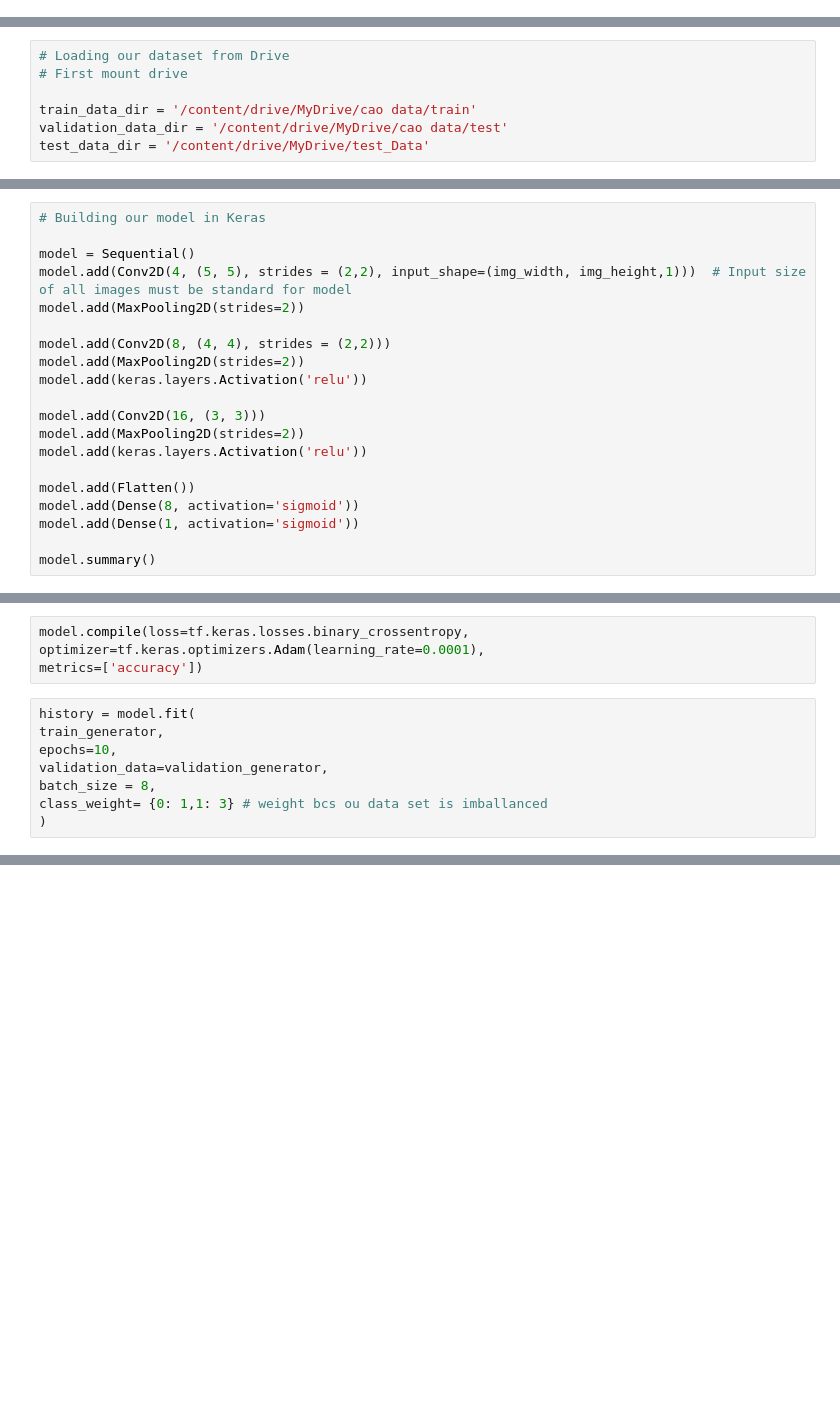
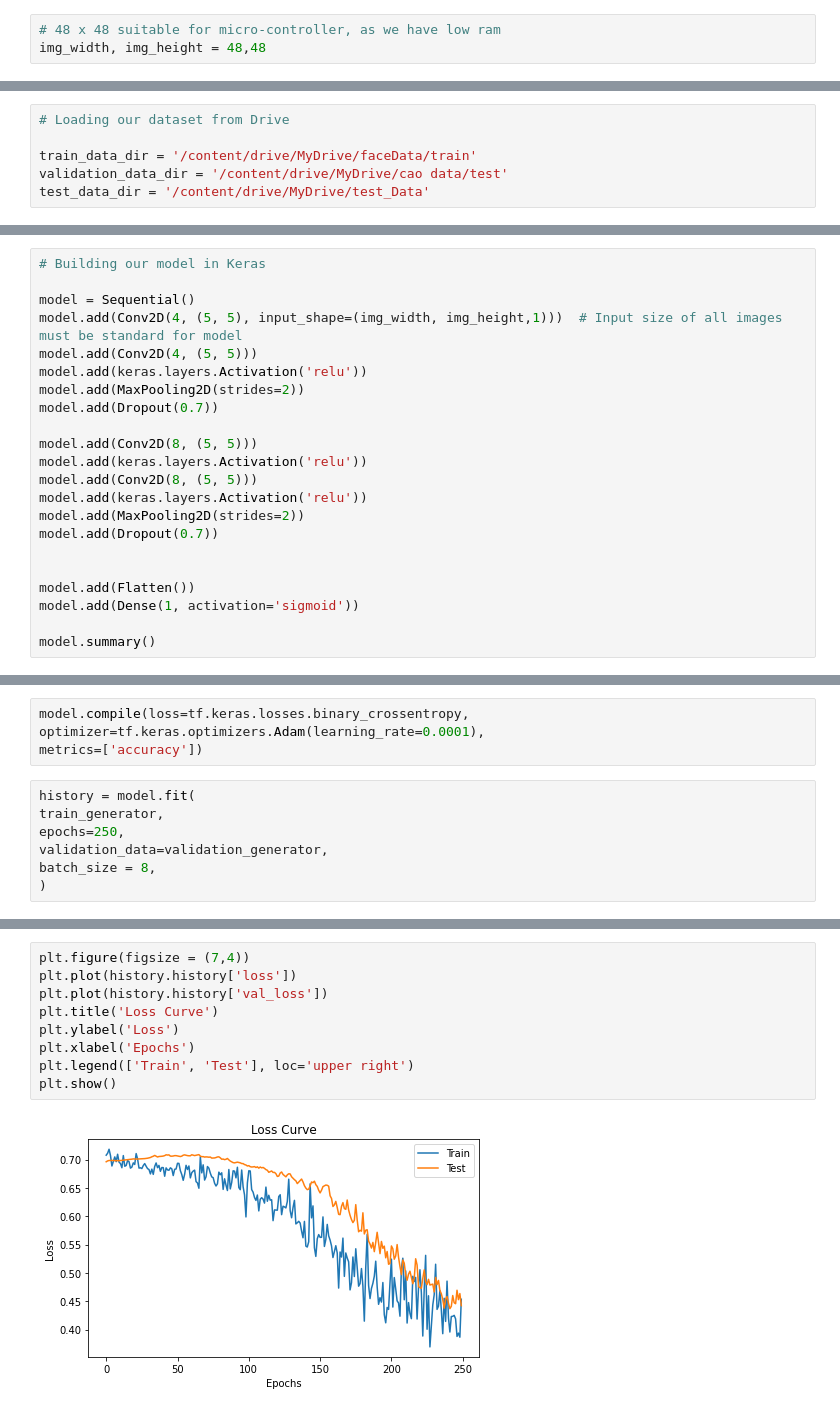
Before and after one commit to Waleed-Mujahid/Face-recognition-Door-bell, a Jupyter notebook: Cao_Project.ipynb, the cells around one changed output, grey strips where cells are left out. Cells and saved outputs as stored; diff of their text form; blank space fills up the shorter version.

Commit message:
Model updated.

```diff
--- a/Cao_Project.ipynb
+++ b/Cao_Project.ipynb
@@ -13,0 +17,3 @@ img_width, img_height = 96,96  # 96 x 96 suitable for micro-controller
+# %%
+# 48 x 48 suitable for micro-controller, as we have low ram
+img_width, img_height = 48,48
@@ -14,7 +36,6 @@ img_width, img_height = 96,96  # 96 x 96 suitable for micro-controller
 # %%
 # Loading our dataset from Drive
-# First mount drive
 
-train_data_dir = '/content/drive/MyDrive/cao data/train'
+train_data_dir = '/content/drive/MyDrive/faceData/train'
 validation_data_dir = '/content/drive/MyDrive/cao data/test'
 test_data_dir = '/content/drive/MyDrive/test_Data'
@@ -56,19 +92,21 @@ class_mode='binary')
 # Building our model in Keras
 
 model = Sequential()
-model.add(Conv2D(4, (5, 5), strides = (2,2), input_shape=(img_width, img_height,1)))  # Input size of all images must be standard for model
+model.add(Conv2D(4, (5, 5), input_shape=(img_width, img_height,1)))  # Input size of all images must be standard for model
+model.add(Conv2D(4, (5, 5)))
+model.add(keras.layers.Activation('relu'))
 model.add(MaxPooling2D(strides=2))
+model.add(Dropout(0.7))
 
-model.add(Conv2D(8, (4, 4), strides = (2,2)))
+model.add(Conv2D(8, (5, 5)))
+model.add(keras.layers.Activation('relu'))
+model.add(Conv2D(8, (5, 5)))
+model.add(keras.layers.Activation('relu'))
 model.add(MaxPooling2D(strides=2))
-model.add(keras.layers.Activation('relu'))
+model.add(Dropout(0.7))
 
-model.add(Conv2D(16, (3, 3)))
-model.add(MaxPooling2D(strides=2))
-model.add(keras.layers.Activation('relu'))
 
 model.add(Flatten())
-model.add(Dense(8, activation='sigmoid'))
 model.add(Dense(1, activation='sigmoid'))
 
 model.summary()
@@ -79,8 +138,7 @@ metrics=['accuracy'])
 # %%
 history = model.fit(
 train_generator,
-epochs=10,
+epochs=250,
 validation_data=validation_generator,
 batch_size = 8,
-class_weight= {0: 1,1: 3} # weight bcs ou data set is imballanced
 )
@@ -86,0 +148,11 @@ class_weight= {0: 1,1: 3} # weight bcs ou data set is imballanced
+# %%
+plt.figure(figsize = (7,4))
+plt.plot(history.history['loss'])
+plt.plot(history.history['val_loss'])
+plt.title('Loss Curve')
+plt.ylabel('Loss')
+plt.xlabel('Epochs')
+plt.legend(['Train', 'Test'], loc='upper right')
+plt.show()
+# %% [output]
+[figure, added]
```
Also changed, not shown: parts of 29 cells of this notebook.
